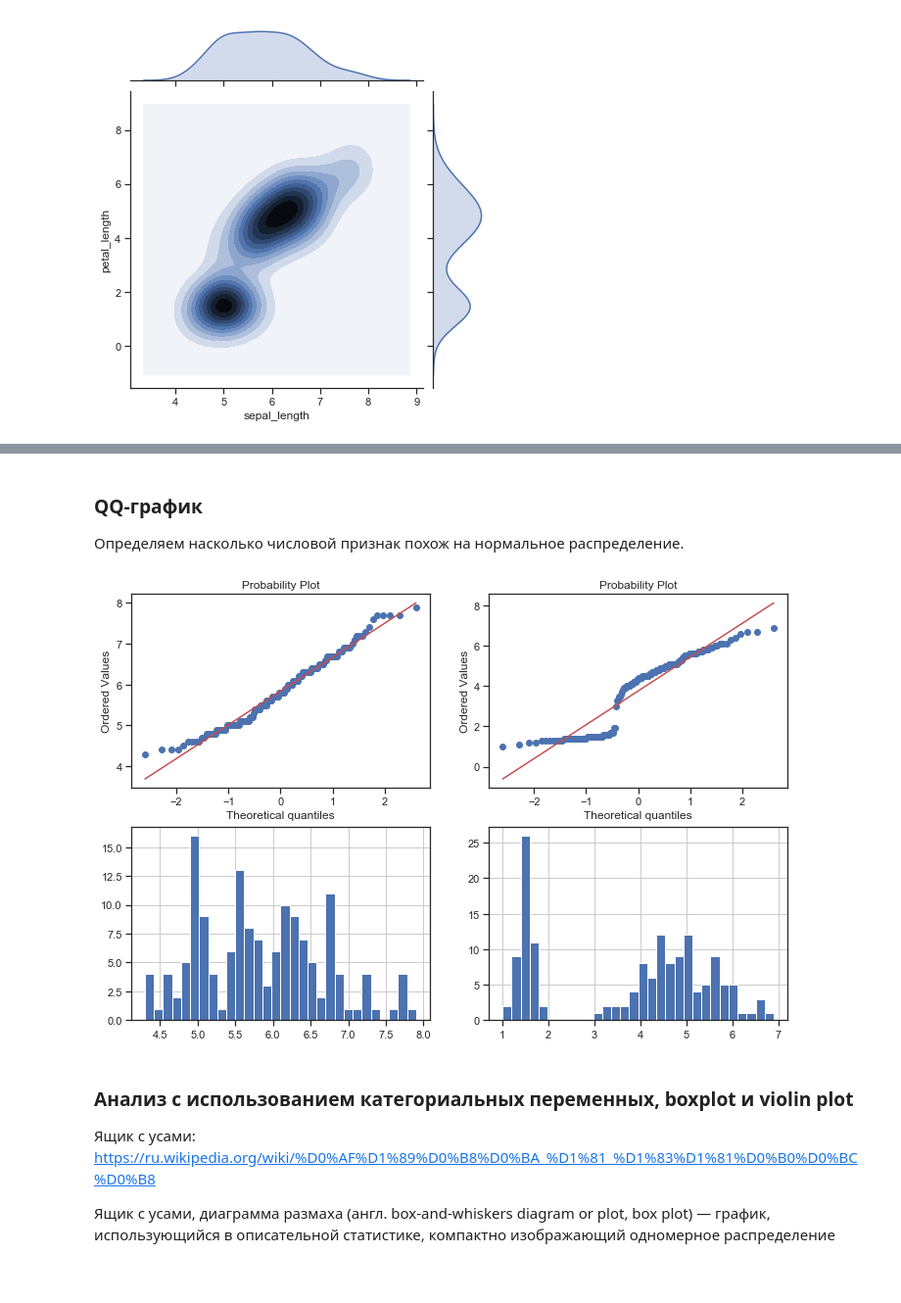
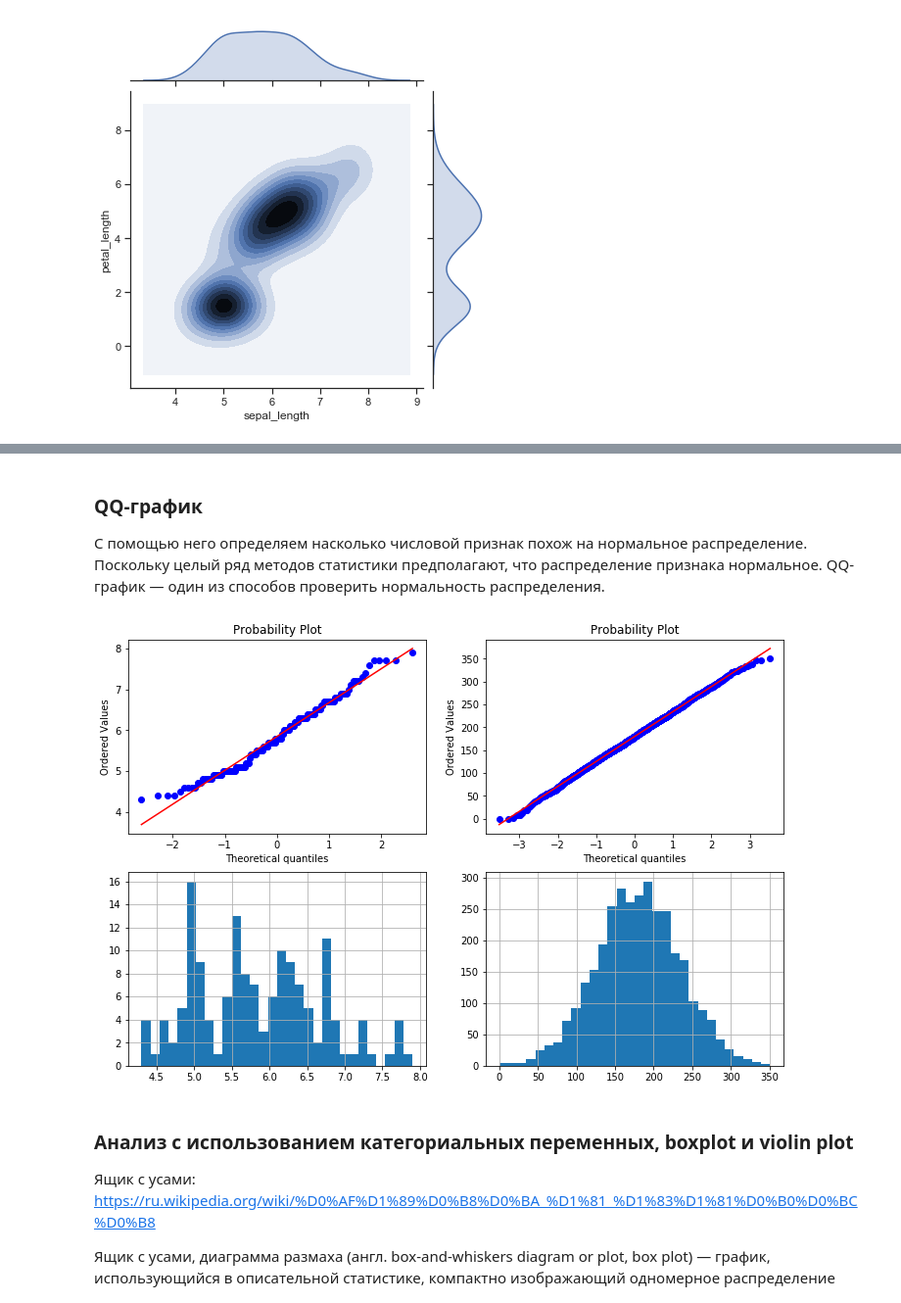
Before and after one commit to xtrueman/ds_course_2020, a Jupyter notebook: visualization.ipynb, the cells around one changed output, grey strips where cells are left out. Shown at 98% size. Saved outputs shown, nothing was run; the diff lists cells and outputs as text; code cells hidden in the pictures; blank space fills up the shorter version.

```diff
--- a/visualization.ipynb
+++ b/visualization.ipynb
@@ -189,0 +191,4 @@ g = sns.jointplot( x = "sepal_length", y = "petal_length", data = iris, kind="kd
+# %%
+df_vgs = pd.read_csv('https://raw.githubusercontent.com/Yorko/mlcourse.ai/master/data/telecom_churn.csv')
+#df_vgs.info()
+df_vgs.head(2)
@@ -190,22 +207,22 @@ g = sns.jointplot( x = "sepal_length", y = "petal_length", data = iris, kind="kd
 # %% [markdown]
 ### QQ-график
 
-Определяем насколько числовой признак похож на нормальное распределение.
+С помощью него определяем насколько числовой признак похож на нормальное распределение. Поскольку целый ряд методов статистики предполагают, что распределение признака нормальное. QQ-график — один из способов проверить нормальность распределения.
 # %%
 from scipy import stats
 
 pylab.figure(figsize=(12,8))
 pylab.subplot(2,2,1)
 stats.probplot( iris.sepal_length, dist="norm", plot=pylab)
 pylab.subplot(2,2,2)
-stats.probplot( iris.petal_length, dist="norm", plot=pylab)
+stats.probplot( df_vgs['Total day minutes'], dist="norm", plot=pylab)
 pylab.subplot(2,2,3)
 iris.sepal_length.hist( bins = 30 )
 pylab.subplot(2,2,4)
-iris.petal_length.hist( bins = 30 )
+df_vgs['Total day minutes'].hist( bins = 30 )
 pylab.show()
 # %% [output]
-[figure, old version]
+[figure, new version]
 # %% [markdown]
 ### Анализ с использованием категориальных переменных, boxplot и violin plot
 
```
Also changed, not shown: parts of 6 cells of this notebook, 1 other file.
